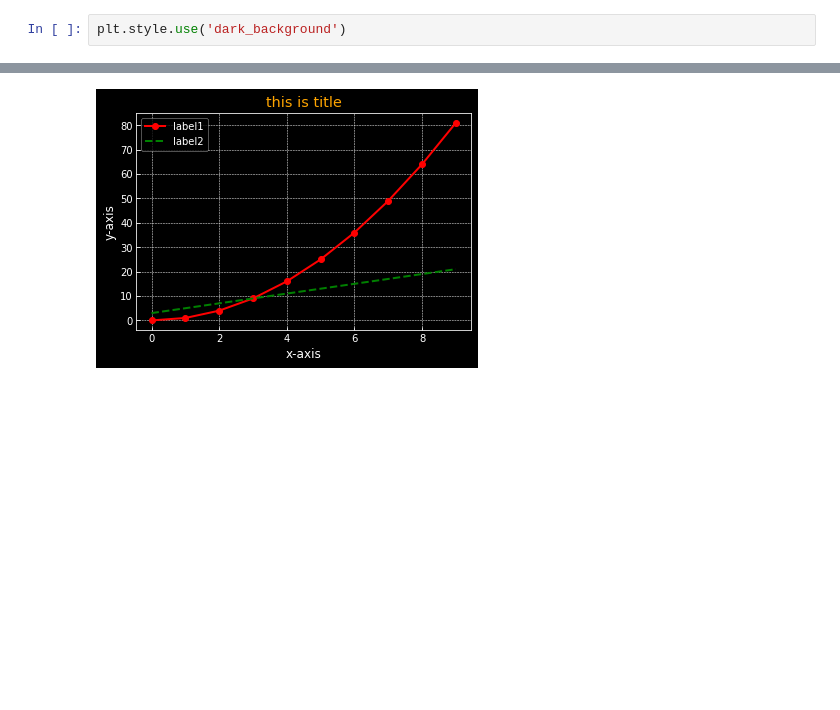
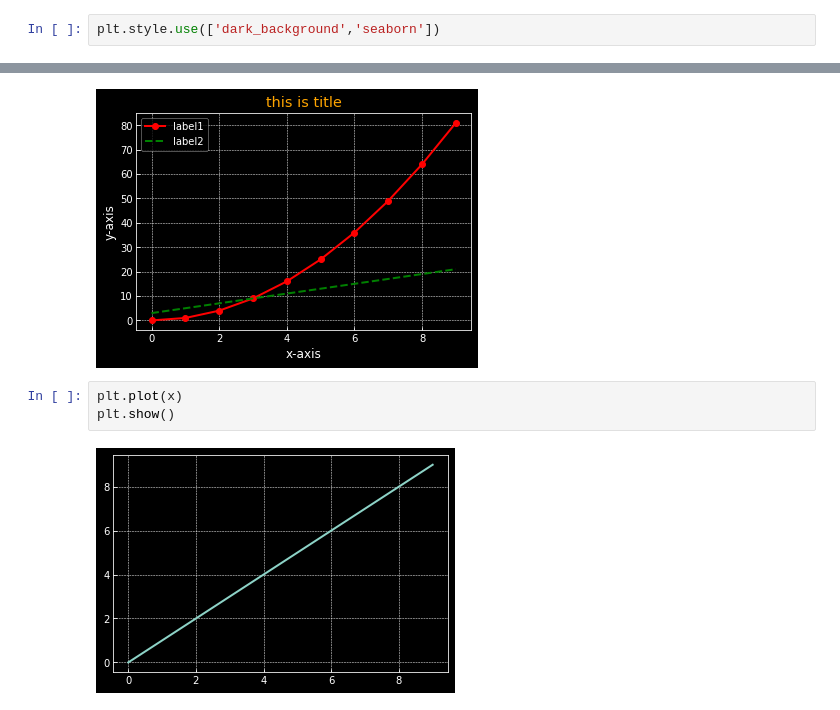
Before and after one commit to aman212yadav/MACHINE_LEARNING_REVISITED, a Jupyter notebook: DATA GENERATION AND VISUALISATION/line_plots.ipynb, the cells around one changed output, grey strips where cells are left out. Cells and saved outputs as stored; diff of their text form; blank space fills up the shorter version.

```diff
--- a/DATA GENERATION AND VISUALISATION/line_plots.ipynb
+++ b/DATA GENERATION AND VISUALISATION/line_plots.ipynb
@@ -6,7 +9,7 @@ x=np.arange(10)
 y1=x**2
 y2=2*x+3
 # %%
-plt.style.use('dark_background')
+plt.style.use(['dark_background','seaborn'])
 # %%
 plt.plot(x,y1,color='red',label='label1',marker='o')
 plt.plot(x,y2,color='green',label='label2',linestyle='dashed')
@@ -17,3 +20,8 @@ plt.legend()
 plt.show()
 # %% [output]
 [figure]
+# %%
+plt.plot(x)
+plt.show()
+# %% [output]
+[figure, added]
```
Also changed, not shown: parts of 1 cell of this notebook, 3 other files.
